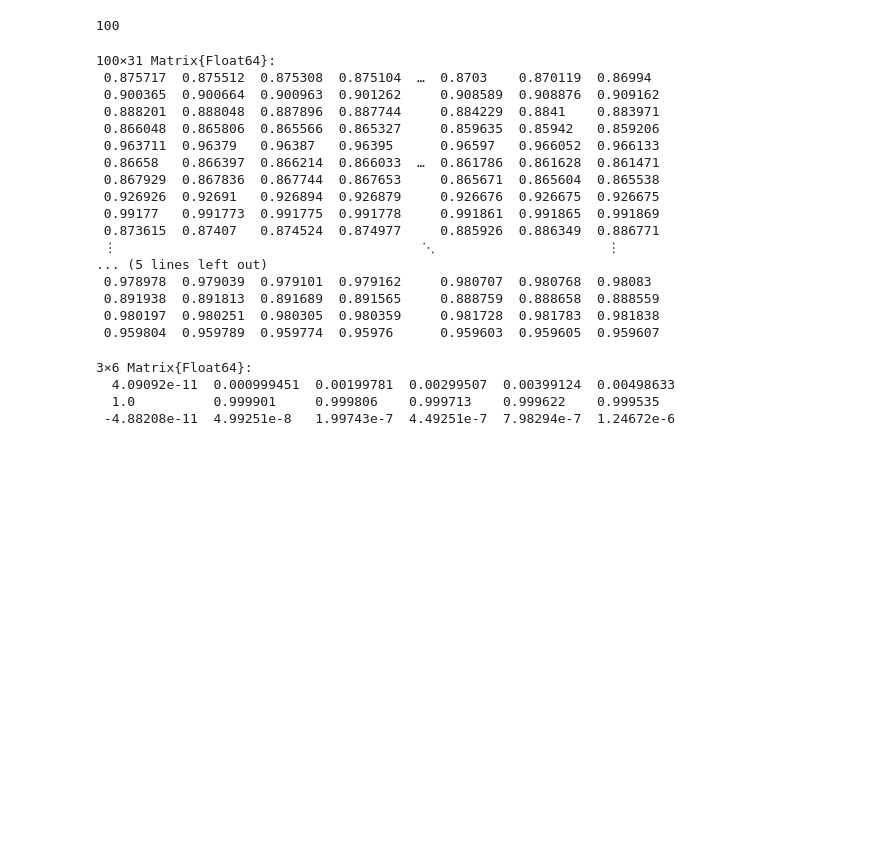
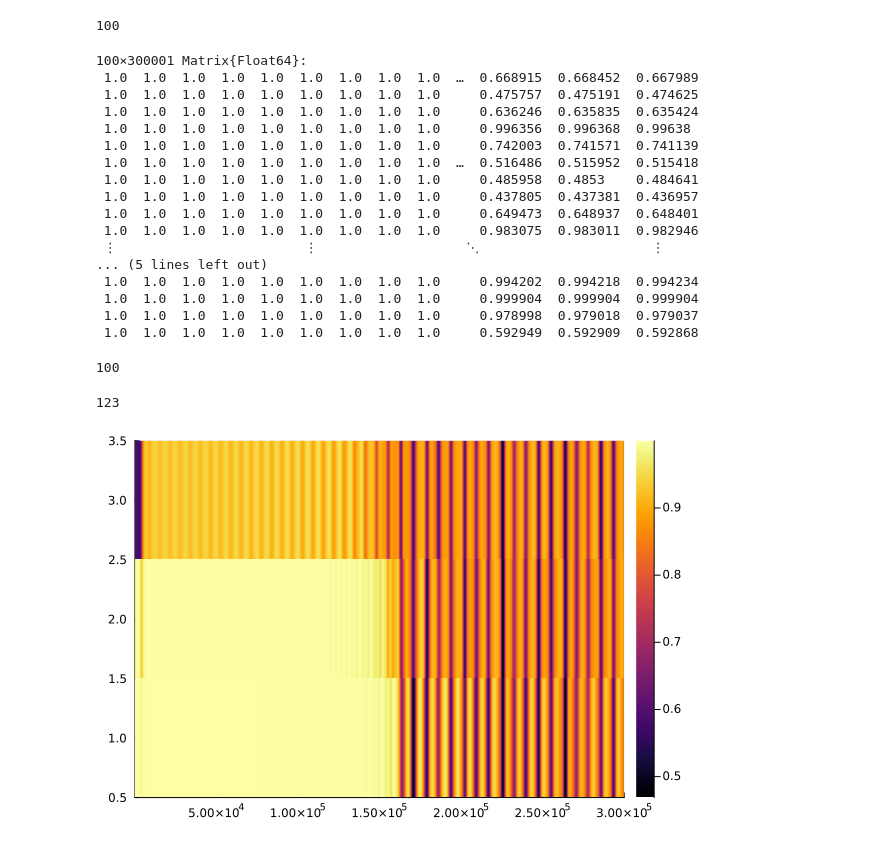
Before and after one commit to eiralarsson/Lorentz-System-Degree-Project, a Jupyter notebook: Sensitivity-Analysis/position_pert.ipynb, the cells around one changed output. Drawn from its saved outputs; the diff is of its cells as text; code cells hidden in the pictures; blank space fills up the shorter version.

```diff
--- a/Sensitivity-Analysis/position_pert.ipynb
+++ b/Sensitivity-Analysis/position_pert.ipynb
@@ -41,0 +36,2 @@ epsilon_vals = [10^(-10), 10^(-9)]
+# %%
+epsilon_vals = [0.25, 0.5, 1]
@@ -51,29 +52,41 @@ length(initial_vals[1,:])
 # %% [output]
 100
 # %%
-CorrelationMatrix_Initpos(p,Δt,30,initial_vals,RK4,x₀)
+CorrelationMatrix_Initpos(p,Δt,Integer(30/Δt),initial_vals,RK4,x₀)
 # %% [output]
-100×31 Matrix{Float64}:
- 0.875717  0.875512  0.875308  0.875104  …  0.8703    0.870119  0.86994
- 0.900365  0.900664  0.900963  0.901262     0.908589  0.908876  0.909162
- 0.888201  0.888048  0.887896  0.887744     0.884229  0.8841    0.883971
- 0.866048  0.865806  0.865566  0.865327     0.859635  0.85942   0.859206
- 0.963711  0.96379   0.96387   0.96395      0.96597   0.966052  0.966133
- 0.86658   0.866397  0.866214  0.866033  …  0.861786  0.861628  0.861471
- 0.867929  0.867836  0.867744  0.867653     0.865671  0.865604  0.865538
- 0.926926  0.92691   0.926894  0.926879     0.926676  0.926675  0.926675
- 0.99177   0.991773  0.991775  0.991778     0.991861  0.991865  0.991869
- 0.873615  0.87407   0.874524  0.874977     0.885926  0.886349  0.886771
- ⋮                                       ⋱                      ⋮
+100×300001 Matrix{Float64}:
+ 1.0  1.0  1.0  1.0  1.0  1.0  1.0  1.0  1.0  …  0.668915  0.668452  0.667989
+ 1.0  1.0  1.0  1.0  1.0  1.0  1.0  1.0  1.0     0.475757  0.475191  0.474625
+ 1.0  1.0  1.0  1.0  1.0  1.0  1.0  1.0  1.0     0.636246  0.635835  0.635424
+ 1.0  1.0  1.0  1.0  1.0  1.0  1.0  1.0  1.0     0.996356  0.996368  0.99638
+ 1.0  1.0  1.0  1.0  1.0  1.0  1.0  1.0  1.0     0.742003  0.741571  0.741139
+ 1.0  1.0  1.0  1.0  1.0  1.0  1.0  1.0  1.0  …  0.516486  0.515952  0.515418
+ 1.0  1.0  1.0  1.0  1.0  1.0  1.0  1.0  1.0     0.485958  0.4853    0.484641
+ 1.0  1.0  1.0  1.0  1.0  1.0  1.0  1.0  1.0     0.437805  0.437381  0.436957
+ 1.0  1.0  1.0  1.0  1.0  1.0  1.0  1.0  1.0     0.649473  0.648937  0.648401
+ 1.0  1.0  1.0  1.0  1.0  1.0  1.0  1.0  1.0     0.983075  0.983011  0.982946
+ ⋮                        ⋮                   ⋱                      ⋮
 ... (5 lines left out)
- 0.978978  0.979039  0.979101  0.979162     0.980707  0.980768  0.98083
- 0.891938  0.891813  0.891689  0.891565     0.888759  0.888658  0.888559
- 0.980197  0.980251  0.980305  0.980359     0.981728  0.981783  0.981838
- 0.959804  0.959789  0.959774  0.95976      0.959603  0.959605  0.959607
+ 1.0  1.0  1.0  1.0  1.0  1.0  1.0  1.0  1.0     0.994202  0.994218  0.994234
+ 1.0  1.0  1.0  1.0  1.0  1.0  1.0  1.0  1.0     0.999904  0.999904  0.999904
+ 1.0  1.0  1.0  1.0  1.0  1.0  1.0  1.0  1.0     0.978998  0.979018  0.979037
+ 1.0  1.0  1.0  1.0  1.0  1.0  1.0  1.0  1.0     0.592949  0.592909  0.592868
-# %%
-LorenzSolutionFixedTimeStep(p, Δt, 5, initial_vals[:,1], RK4)
-# %% [output]
-3×6 Matrix{Float64}:
-  4.09092e-11  0.000999451  0.00199781  0.00299507  0.00399124  0.00498633
-  1.0          0.999901     0.999806    0.999713    0.999622    0.999535
- -4.88208e-11  4.99251e-8   1.99743e-7  4.49251e-7  7.98294e-7  1.24672e-6
+# %%
+N=Integer(30/Δt)
+Mavg = zeros(length(epsilon_vals),N+1)
+l=100
+# %% [output]
+100
+# %%
+for k = 1:length(epsilon_vals)
+    print(k)
+    initial_vals=PointsOnSphere(l, epsilon_vals[k], x₀')
+    M = CorrelationMatrix_Initpos(p,Δt,N,initial_vals,RK4,x₀);
+    Mavg[k,:] = sum(M,dims=1)/l
+end
+# %% [output]
+123
+# %%
+heatmap(Mavg)
+# %% [output]
+[figure, added]
```
Also changed, not shown: parts of 3 cells of this notebook, 6 other files.
